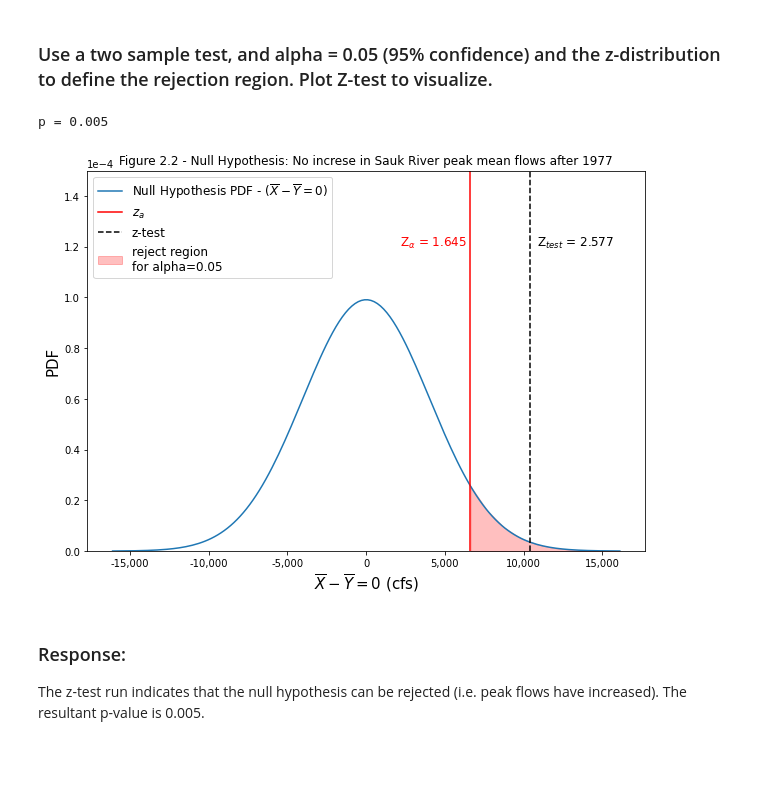
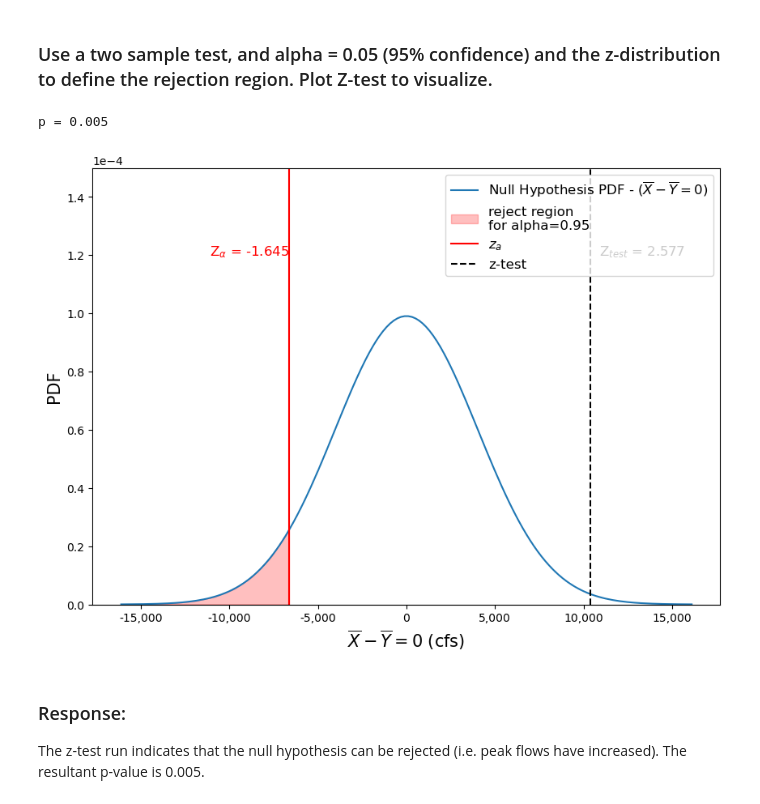
Before and after one commit to dlhogan97/CEWA565, a Jupyter notebook: Week-2/HW-2/HW-2-dlhogan.ipynb, the cells around one changed output. Saved outputs shown, nothing was run; the diff lists cells and outputs as text; code cells hidden in the pictures; blank space fills up the shorter version.

```diff
--- a/Week-2/HW-2/HW-2-dlhogan.ipynb
+++ b/Week-2/HW-2/HW-2-dlhogan.ipynb
@@ -125,9 +126,9 @@ ax.plot(z,
 # define alpha
 alpha = 0.05
 # Plot the region that z_test would have to fall in in order for us to reject the null hypothesis
-conf = 1-alpha
+conf = alpha
 z_alpha = stats.norm.ppf(conf)
-shade_region = np.linspace(z_alpha*s_pooled,np.max(z),10)
+shade_region = np.linspace(np.min(z),z_alpha*s_pooled,10)
 ax.fill_between(shade_region,
                 stats.norm.pdf(shade_region,delta,s_pooled),
                 color='r',
@@ -137,35 +138,35 @@ ax.fill_between(shade_region,
 plt.axvline(z_alpha*s_pooled,
             color='r',
             label='$z_{a}$')
 plt.text(z_alpha*s_pooled-4500,
          1.2e-4,
          r'Z$_{\alpha}$ = '+str(round(z_alpha,3)),
          fontsize=12,
          color='r')
 # Plot a line at z_test
 plt.axvline(z_test*s_pooled,
             color='black',
             linestyle='--',
             label='z-test')
 plt.text(z_test*s_pooled+500,
          1.2e-4,
          r'Z$_{test}$ = '+str(round(z_test,3)),
          fontsize=12,
          color='k')
 # Add labels
 ax.set_ylim((0,1.5e-4))
 ax.set_xlabel('$\overline{X}-\overline{Y}=0$ (cfs)', fontsize=15)
 ax.set_ylabel('PDF', fontsize=15)
 ax.ticklabel_format(axis='y', style='sci', scilimits=(0,0))
 ax.legend(fontsize=12)
 ax.get_xaxis().set_major_formatter(mticker.FuncFormatter(lambda x, p: format(int(x), ','))) # reference 1
-plt.title('Figure 2.2 - Null Hypothesis: No increse in Sauk River peak mean flows after 1977')
+# plt.title('Figure 2.2 - Null Hypothesis: No increse in Sauk River peak mean flows after 1977')
 # compute p value
 pvalue = 1 - stats.norm.cdf(z_test)
 print("p = {}".format(np.round(pvalue,3)))
 # %% [output]
 p = 0.005
-[figure, old version]
+[figure, new version]
 # %% [markdown]
 ### Response:
 The z-test run indicates that the null hypothesis can be rejected (i.e. peak flows have increased). The resultant p-value is 0.005.
```
Also changed, not shown: parts of 2 cells of this notebook, 3 other files.
